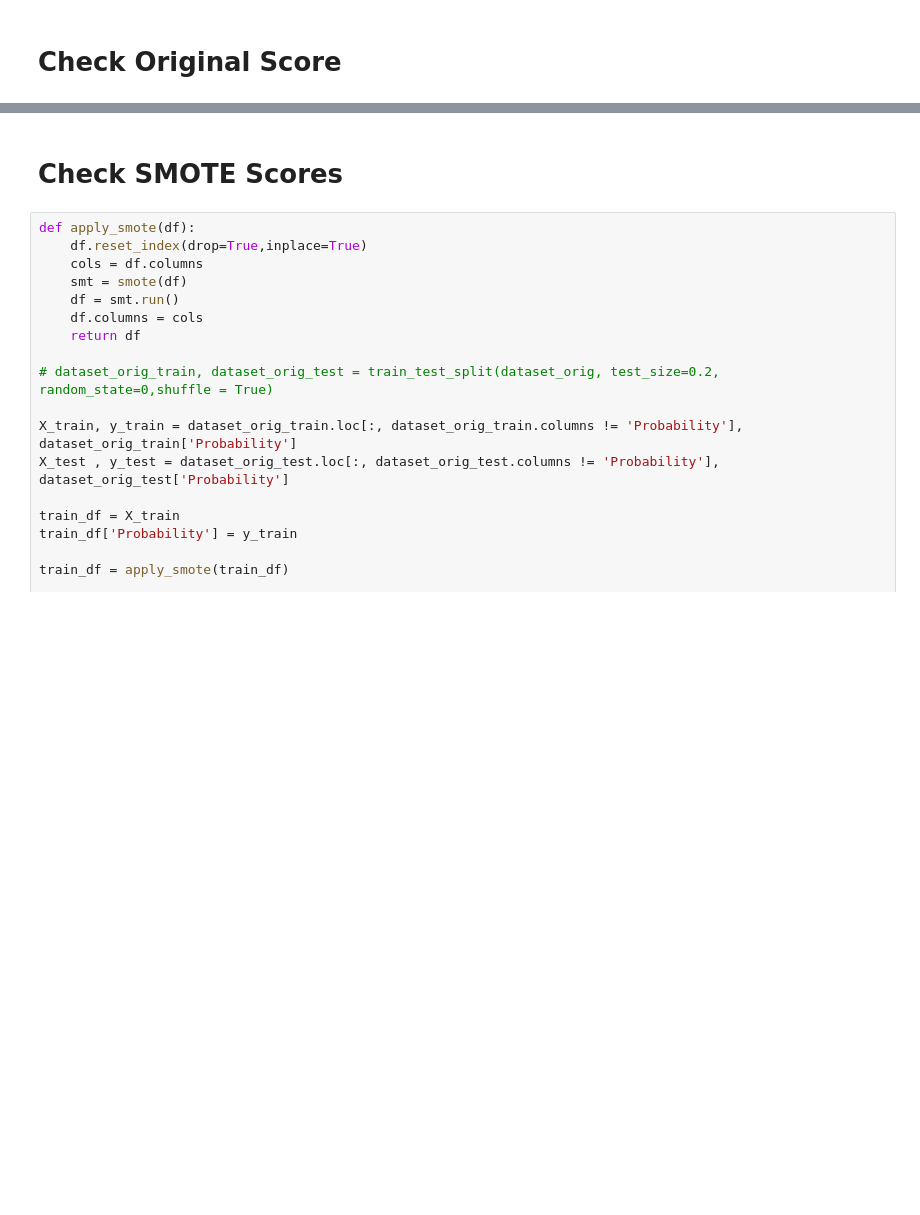
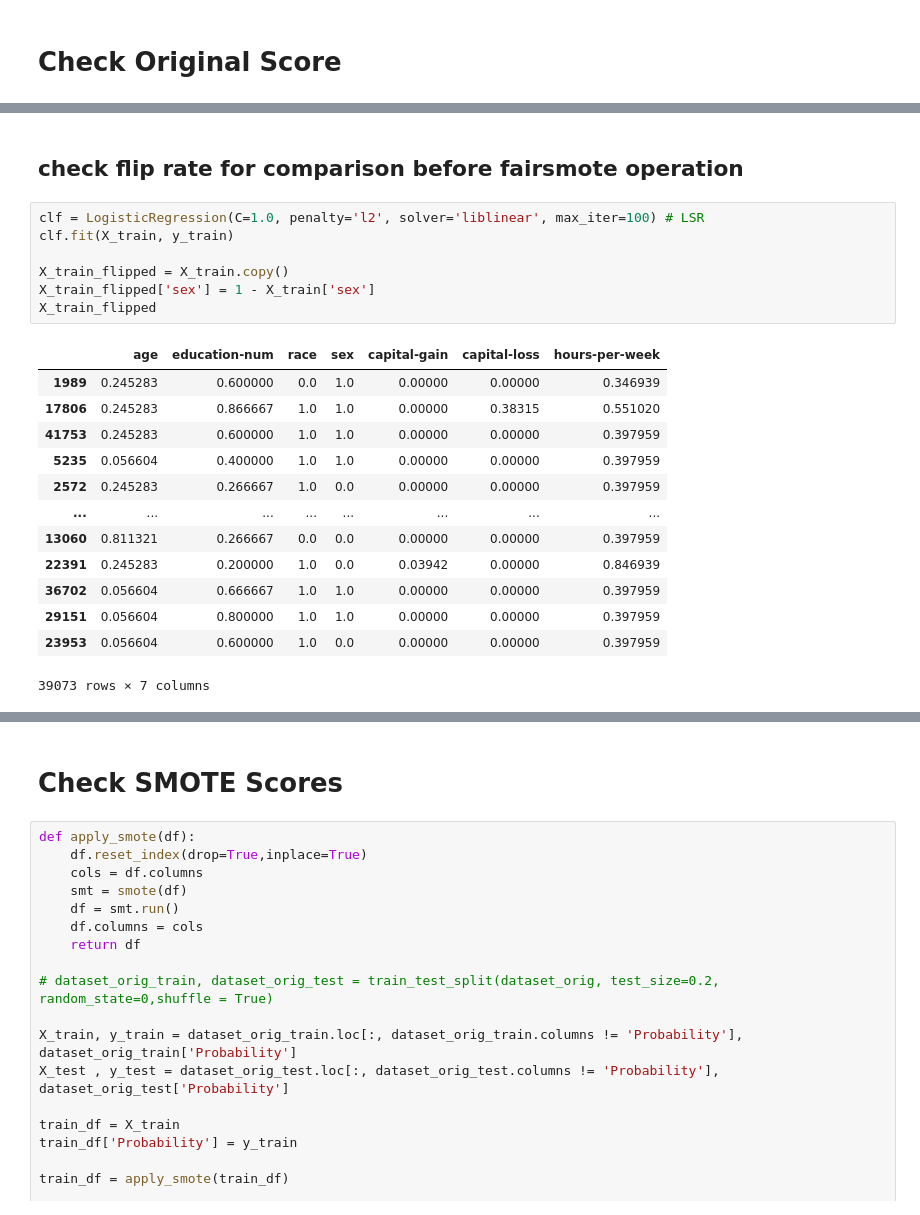
Before and after one commit to joymallyac/Fair-SMOTE, a Jupyter notebook: Fair-SMOTE/Adult_Sex.ipynb, the cells around one changed output, grey strips where cells are left out. Drawn from its saved outputs; the diff is of its cells as text; blank space fills up the shorter version.

```diff
--- a/Fair-SMOTE/Adult_Sex.ipynb
+++ b/Fair-SMOTE/Adult_Sex.ipynb
@@ -79,0 +108,23 @@ print("DI:",measure_final_score(dataset_orig_test, clf, X_train, y_train, X_test
+# %% [markdown]
+## check flip rate for comparison before fairsmote operation
+# %%
+clf = LogisticRegression(C=1.0, penalty='l2', solver='liblinear', max_iter=100) # LSR
+clf.fit(X_train, y_train)
+
+X_train_flipped = X_train.copy()
+X_train_flipped['sex'] = 1 - X_train['sex']
+X_train_flipped
+# %% [output]
+|  | age | education-num | race | sex | capital-gain | capital-loss | hours-per-week |
+| 1989 | 0.245283 | 0.600000 | 0.0 | 1.0 | 0.00000 | 0.00000 | 0.346939 |
+| 17806 | 0.245283 | 0.866667 | 1.0 | 1.0 | 0.00000 | 0.38315 | 0.551020 |
+| 41753 | 0.245283 | 0.600000 | 1.0 | 1.0 | 0.00000 | 0.00000 | 0.397959 |
+| 5235 | 0.056604 | 0.400000 | 1.0 | 1.0 | 0.00000 | 0.00000 | 0.397959 |
+| 2572 | 0.245283 | 0.266667 | 1.0 | 0.0 | 0.00000 | 0.00000 | 0.397959 |
+| ... | ... | ... | ... | ... | ... | ... | ... |
+| 13060 | 0.811321 | 0.266667 | 0.0 | 0.0 | 0.00000 | 0.00000 | 0.397959 |
+| 22391 | 0.245283 | 0.200000 | 1.0 | 0.0 | 0.03942 | 0.00000 | 0.846939 |
+| 36702 | 0.056604 | 0.666667 | 1.0 | 1.0 | 0.00000 | 0.00000 | 0.397959 |
+| 29151 | 0.056604 | 0.800000 | 1.0 | 1.0 | 0.00000 | 0.00000 | 0.397959 |
+| 23953 | 0.056604 | 0.600000 | 1.0 | 0.0 | 0.00000 | 0.00000 | 0.397959 |
+39073 rows × 7 columns
```
Also changed, not shown: parts of 23 cells of this notebook, 1 other file.
